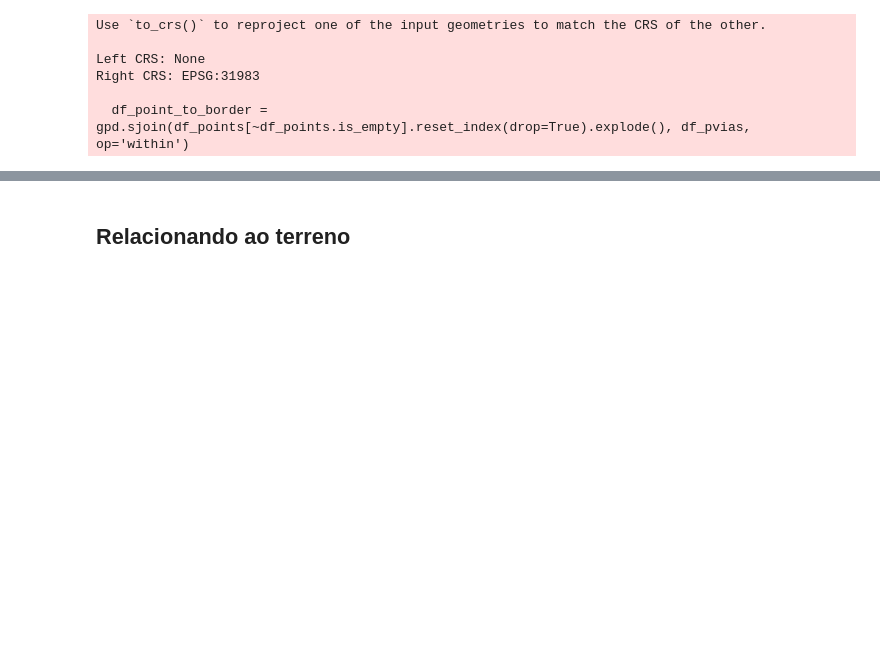
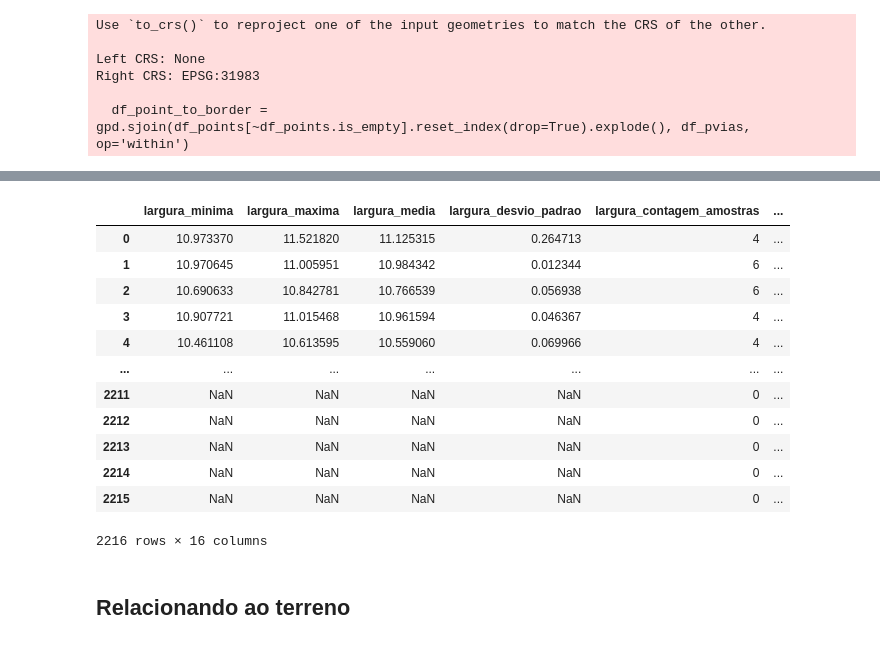
Before and after one commit to geoinfo-smdu/Poligono-de-vias, a Jupyter notebook: Calculando largura das vias.ipynb, the cells around one changed output, grey strips where cells are left out. Drawn from its saved outputs; the diff is of its cells as text; code cells hidden in the pictures; blank space fills up the shorter version.

```diff
--- a/Calculando largura das vias.ipynb
+++ b/Calculando largura das vias.ipynb
@@ -13,9 +13,9 @@ plt.rcParams['figure.figsize'] = (40, 30)
 # %%
 # df_qf = gpd.read_file(f'gis/SIRGAS_SHP_quadraMDSF.shp')
 # df_qv = gpd.read_file(f'gis/SIRGAS_SHP_quadraviariaed_polygon.shp')
-df_l = gpd.read_file(f'gis/SIRGAS_SHP_logradouronbl.shp')
+df_l = gpd.read_file(f'gis/SIRGAS_SHP_logradouronbl.zip!SIRGAS_SHP_logradouronbl')
 # %%
-df_s = gpd.read_file(f'gis/SIRGAS_SHP_distrito_polygon.shp')
+df_s = gpd.read_file(f'gis/SIRGAS_SHP_distrito.zip!SIRGAS_SHP_distrito')
 df_s = df_s[df_s['ds_nome'] == 'VILA MARIANA']
 # %%
 # df_pvias = gpd.read_file("./resultado/poligono_de_vias.gpkg", layer='90 - poligono de vias de vila mariana')
@@ -188,3 +188,19 @@ df_larguras.rename(columns={"min": "largura_minima",
                             "std": "largura_desvio_padrao",
                             "count": "largura_contagem_amostras"},
                   inplace=True)
+# %%
+df_larguras
+# %% [output]
+|  | largura_minima | largura_maxima | largura_media | largura_desvio_padrao | largura_contagem_amostras | ... |
+| 0 | 10.973370 | 11.521820 | 11.125315 | 0.264713 | 4 | ... |
+| 1 | 10.970645 | 11.005951 | 10.984342 | 0.012344 | 6 | ... |
+| 2 | 10.690633 | 10.842781 | 10.766539 | 0.056938 | 6 | ... |
+| 3 | 10.907721 | 11.015468 | 10.961594 | 0.046367 | 4 | ... |
+| 4 | 10.461108 | 10.613595 | 10.559060 | 0.069966 | 4 | ... |
+| ... | ... | ... | ... | ... | ... | ... |
+| 2211 | NaN | NaN | NaN | NaN | 0 | ... |
+| 2212 | NaN | NaN | NaN | NaN | 0 | ... |
+| 2213 | NaN | NaN | NaN | NaN | 0 | ... |
+| 2214 | NaN | NaN | NaN | NaN | 0 | ... |
+| 2215 | NaN | NaN | NaN | NaN | 0 | ... |
+2216 rows × 16 columns
```
Also changed, not shown: parts of 8 cells of this notebook, 6 other files.
